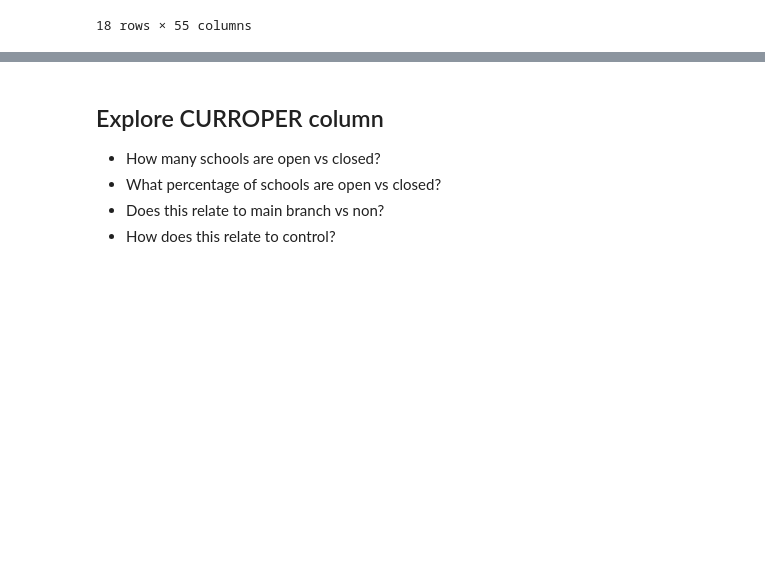
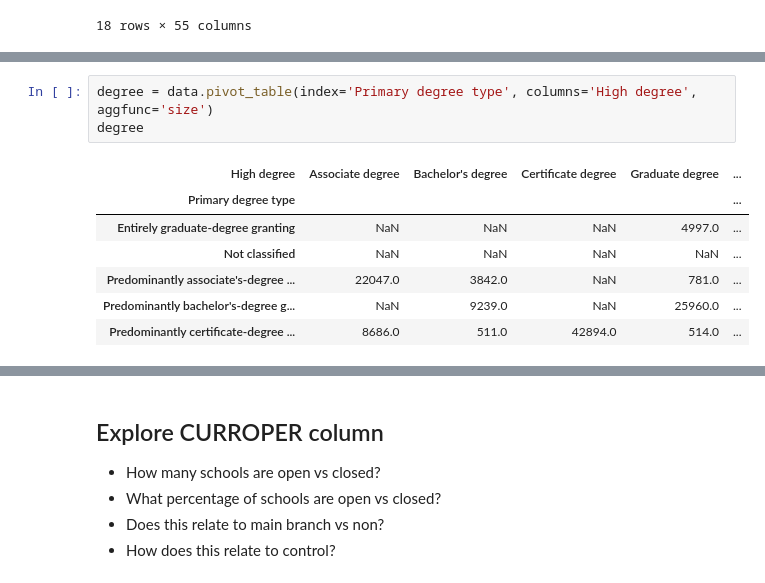
Before and after one commit to kregier/Springboard, a Jupyter notebook: Capstone2/CollegeScorecard-EDA.ipynb, the cells around one changed output, grey strips where cells are left out. Saved outputs shown, nothing was run; the diff lists cells and outputs as text; blank space fills up the shorter version.

```diff
--- a/Capstone2/CollegeScorecard-EDA.ipynb
+++ b/Capstone2/CollegeScorecard-EDA.ipynb
@@ -213,0 +404,11 @@ itt_sample
+# %%
+degree = data.pivot_table(index='Primary degree type', columns='High degree', aggfunc='size')
+degree
+# %% [output]
+| High degree | Associate degree | Bachelor's degree | Certificate degree | Graduate degree | ... |
+| Primary degree type |  |  |  |  | ... |
+| Entirely graduate-degree granting | NaN | NaN | NaN | 4997.0 | ... |
+| Not classified | NaN | NaN | NaN | NaN | ... |
+| Predominantly associate's-degree ... | 22047.0 | 3842.0 | NaN | 781.0 | ... |
+| Predominantly bachelor's-degree g... | NaN | 9239.0 | NaN | 25960.0 | ... |
+| Predominantly certificate-degree ... | 8686.0 | 511.0 | 42894.0 | 514.0 | ... |
```
Also changed, not shown: parts of 37 cells of this notebook.
